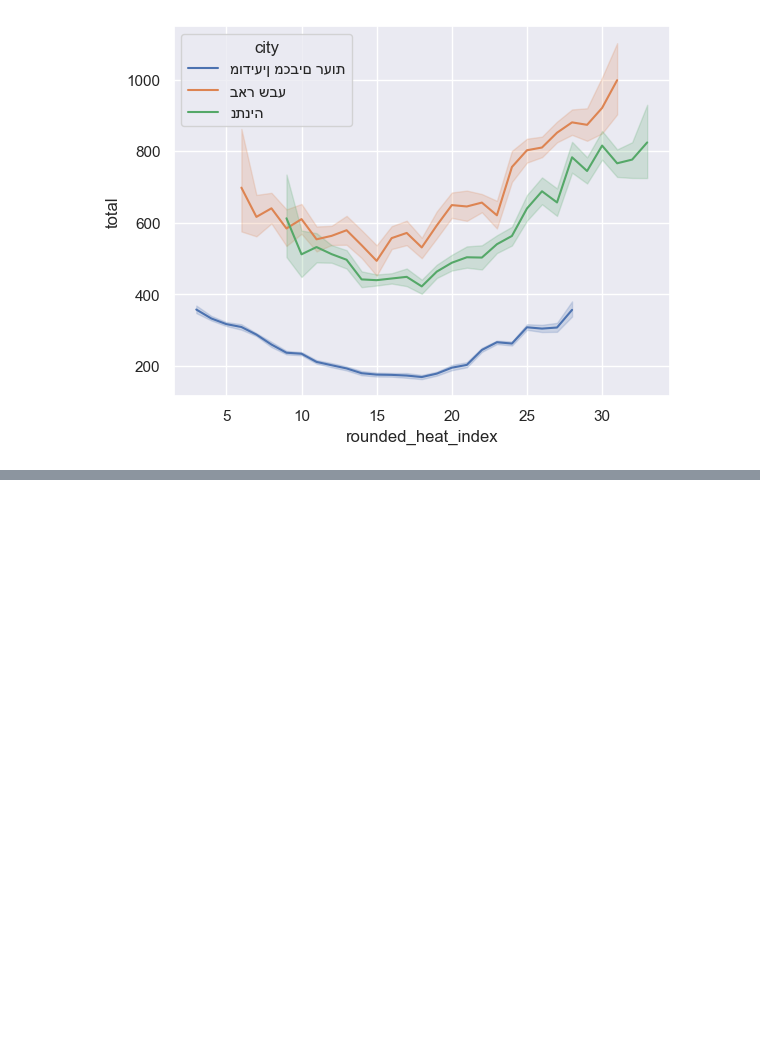
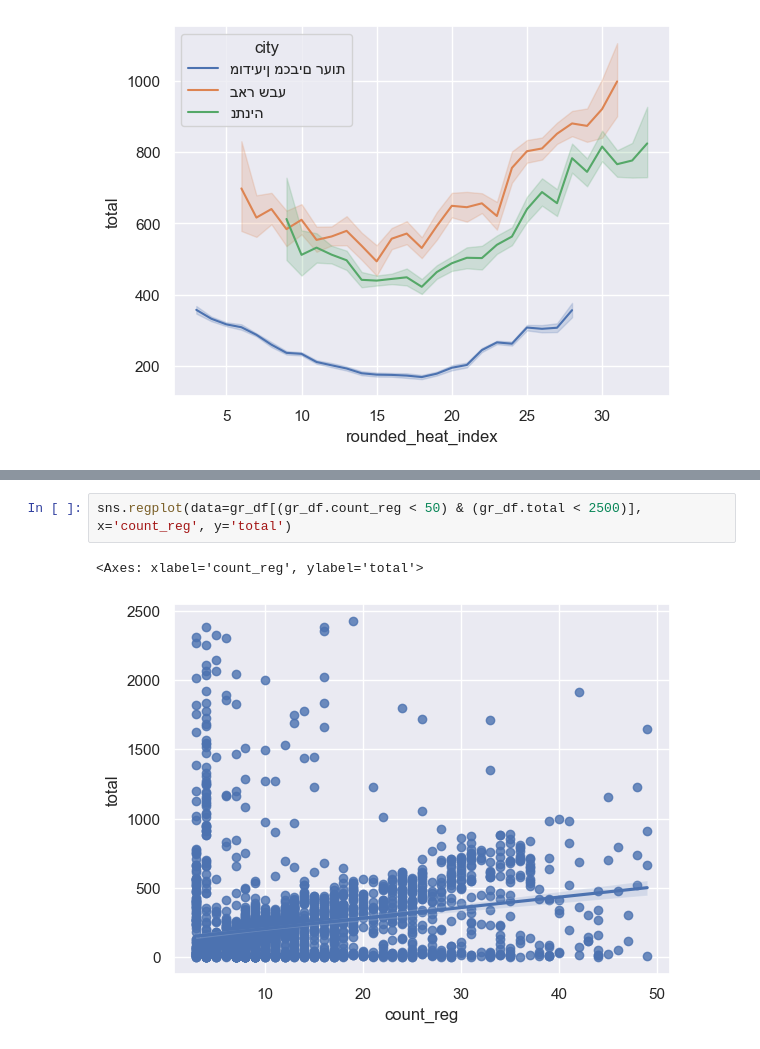
Before and after one commit to shtota/iec, a Jupyter notebook: analysis.ipynb, the cells around one changed output, grey strips where cells are left out. Cells and saved outputs as stored; diff of their text form; blank space fills up the shorter version.

```diff
--- a/analysis.ipynb
+++ b/analysis.ipynb
@@ -103,0 +132,5 @@ sns.lineplot(data=day_df, x='count_reg', y='total', hue='city')
+# %%
+sns.regplot(data=gr_df[(gr_df.count_reg < 50) & (gr_df.total < 2500)], x='count_reg', y='total')
+# %% [output]
+<Axes: xlabel='count_reg', ylabel='total'>
+[figure, added]
```
Also changed, not shown: parts of 14 cells of this notebook, 1 other file.
